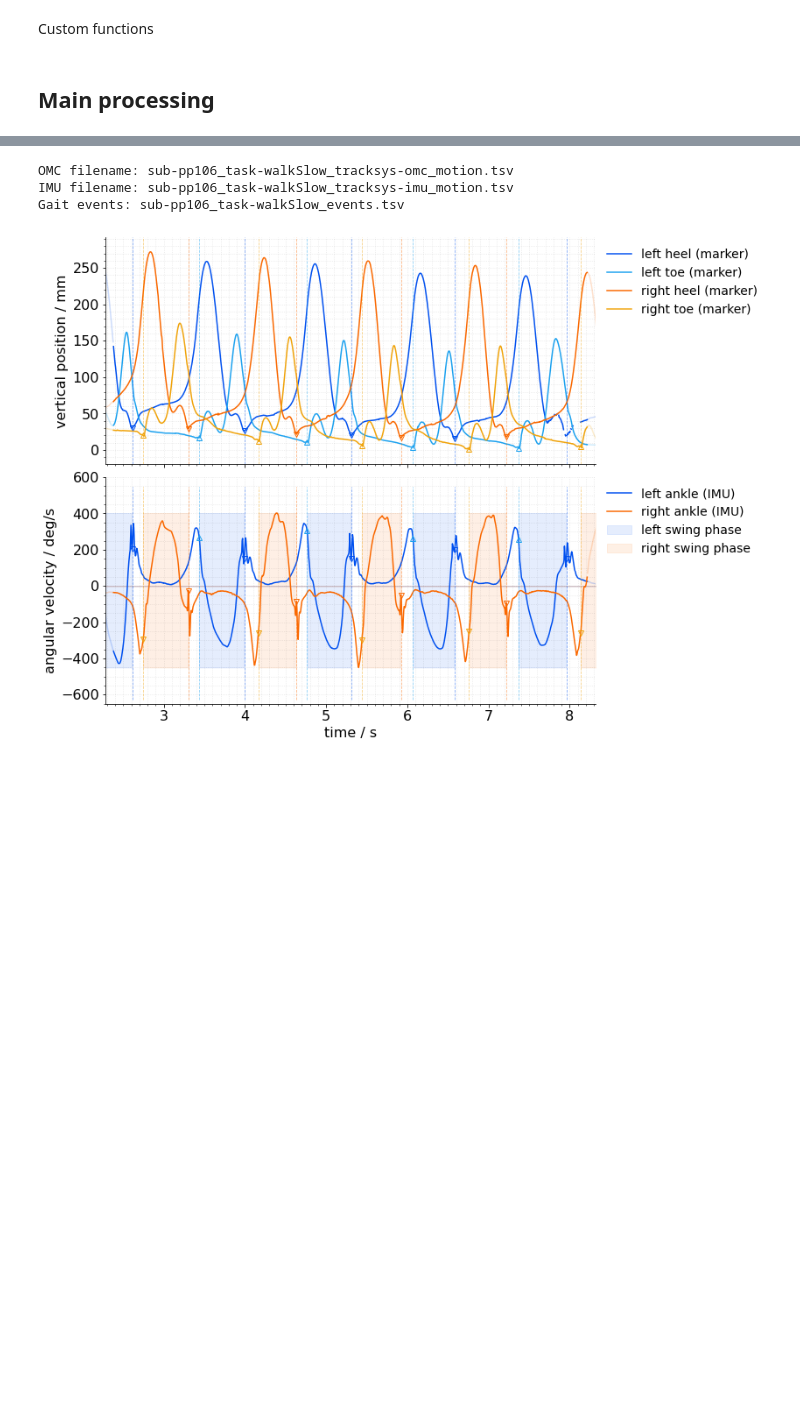
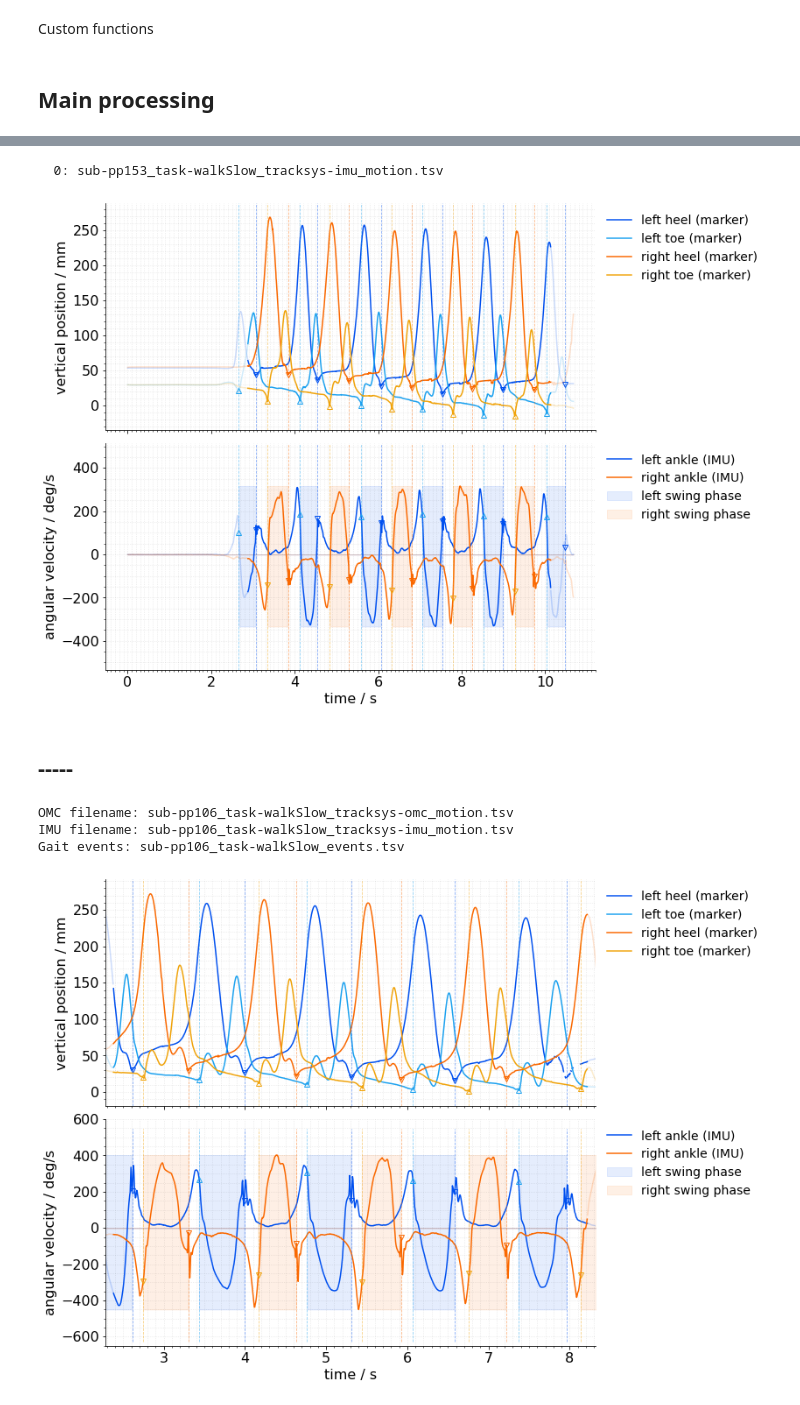
Before and after one commit to rmndrs89/my-gait-events-tcn, a Jupyter notebook: code/testing.ipynb, the cells around one changed output, grey strips where cells are left out. Saved outputs shown, nothing was run; the diff lists cells and outputs as text; code cells hidden in the pictures; blank space fills up the shorter version.

```diff
--- a/code/testing.ipynb
+++ b/code/testing.ipynb
@@ -32,5 +16,15 @@ def get_targets(df_events, event_type=""):
 # Set base directory
 base_dir = "/home/robbin/Projects/annotate_gait_events/data/rawdata" if (sys.platform=="linux") else "E:\\Data"
 
+# Set participants info file
+participants_file = "/home/robbin/Projects/my-gait-events-tcn/participants.tsv"
+
 # Get list of subject ids
 sub_ids = [sub_id for sub_id in os.listdir(base_dir) if sub_id.startswith("sub-pp")]
+# %%
+# Get demographics data from all participants
+df_participants = pd.read_csv(participants_file, sep="\t", header=0)
+
+# Select only demographics from those participants for whom we have data
+df_select = df_participants[df_participants["sub"].isin([sub_id[-5:] for sub_id in sub_ids])]
+df_select.head()
@@ -37,3 +38,29 @@ sub_ids = [sub_id for sub_id in os.listdir(base_dir) if sub_id.startswith("sub-p
+# %%
+# Split dataset into train, val, and test set -- stratified by `participant_type` and `gender`
+(sub_ids_train, sub_ids_val, sub_ids_test) = split_groups(df_participants)
+# %%
+for (i_sub_id, sub_id) in enumerate(sub_ids_train[:1]):
+
+    imu_filenames = glob.glob(os.path.join(base_dir, sub_id, "motion", "*_task-walk*_tracksys-imu_motion*.tsv"))
+    for (i_imu_filename, imu_filename) in enumerate(imu_filenames[:1]):
+        dirname, imu_filename = os.path.split(imu_filename)
+        print(f"{i_imu_filename:>3}: {imu_filename:s}")
+        omc_filename = imu_filename.replace("_tracksys-imu", "_tracksys-omc")
+        events_filename = imu_filename.replace("_tracksys-imu_motion.tsv", "_events.tsv")
+
+        df_imu = pd.read_csv(os.path.join(dirname, imu_filename), sep="\t", header=0)
+        df_imu_channels = pd.read_csv(os.path.join(dirname, imu_filename.replace("_motion", "_channels")), sep="\t", header=0)
+        df_omc = pd.read_csv(os.path.join(dirname, omc_filename), sep="\t", header=0)
+        df_omc_channels = pd.read_csv(os.path.join(dirname, omc_filename.replace("_motion", "_channels")), sep="\t", header=0)
+        df_events = pd.read_csv(os.path.join(dirname, events_filename), sep="\t", header=0)
+# %% [output]
+  0: sub-pp153_task-walkSlow_tracksys-imu_motion.tsv
+# %%
+plot_omc_vs_imu(df_omc, df_omc_channels, df_imu, df_imu_channels, df_events)
+# %% [output]
+[figure, added]
+# %% [markdown]
+## -----
 # %%
 # Loop over the subjects ids
 for (i_sub_id, sub_id) in enumerate(sub_ids[:1]):
```
Also changed, not shown: parts of 3 cells of this notebook, 2 other files.
